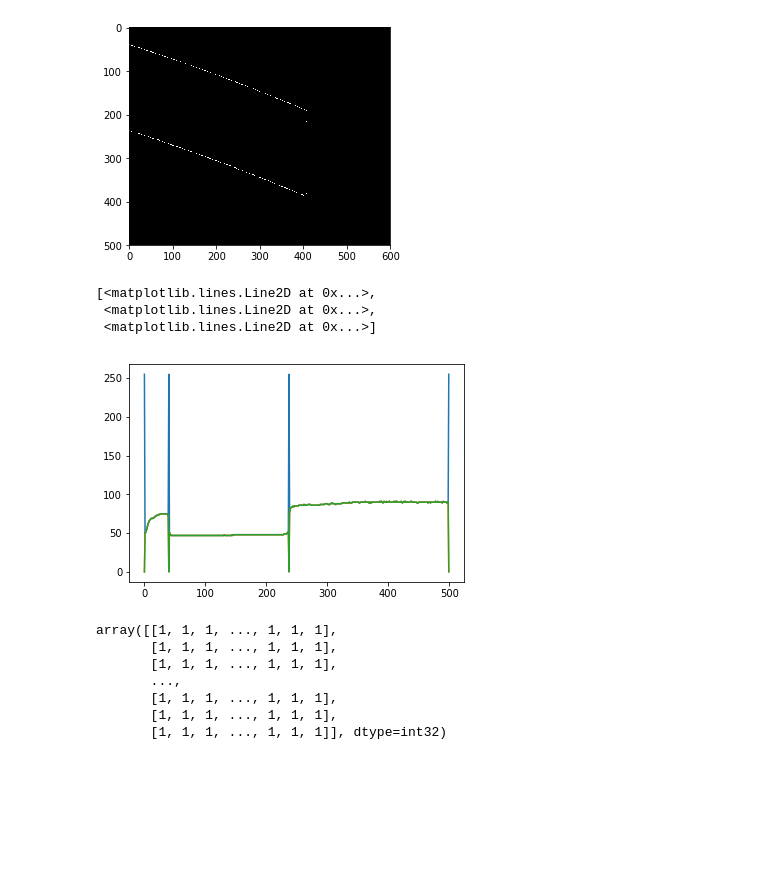
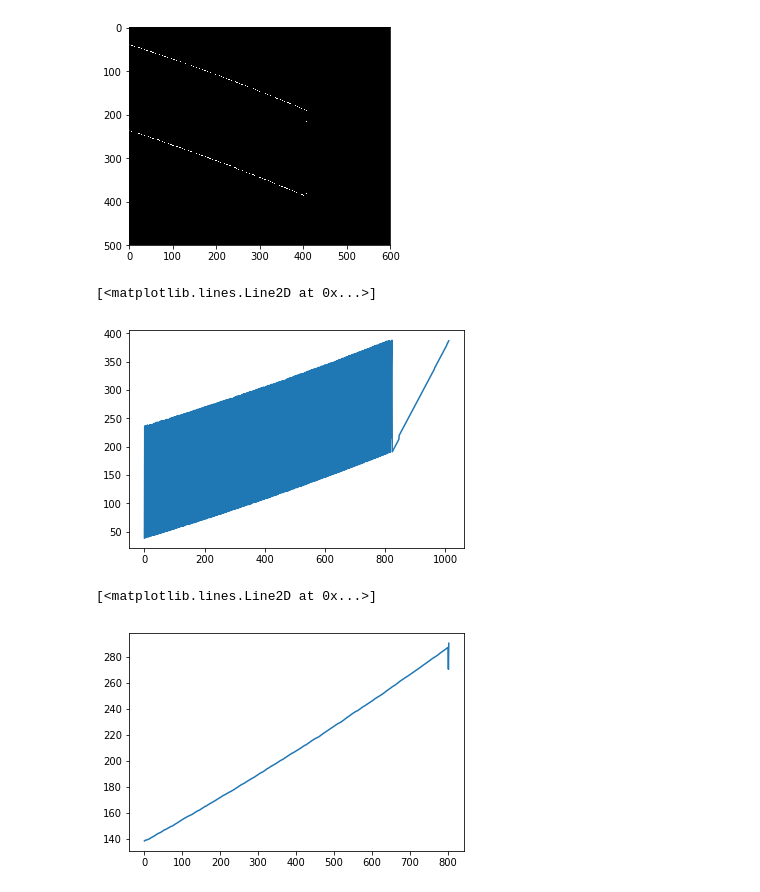
Before and after one commit to EdKaHe/zeissoyaner, a Jupyter notebook: Backend/curve_detection_2.ipynb, the cells around one changed output. Cells and saved outputs as stored; diff of their text form; code cells hidden in the pictures; blank space fills up the shorter version.

```diff
--- a/Backend/curve_detection_2.ipynb
+++ b/Backend/curve_detection_2.ipynb
@@ -60,20 +60,27 @@ X, Y = np.meshgrid(x, y)
 
 x_border = X[markers == -1]
 y_border = Y[markers == -1]
-# %%
-plt.plot(pre_img[:, 1])
-# %% [output]
-[<matplotlib.lines.Line2D at 0x...>,
- <matplotlib.lines.Line2D at 0x...>,
- <matplotlib.lines.Line2D at 0x...>]
-[figure, removed]
-# %%
-markers
-# %% [output]
-array([[1, 1, 1, ..., 1, 1, 1],
-       [1, 1, 1, ..., 1, 1, 1],
-       [1, 1, 1, ..., 1, 1, 1],
-       ...,
-       [1, 1, 1, ..., 1, 1, 1],
-       [1, 1, 1, ..., 1, 1, 1],
-       [1, 1, 1, ..., 1, 1, 1]], dtype=int32)
+# %%
+y_border = [x for _,x in sorted(zip(x_border,y_border))]
+x_border = sorted(x_border)
+
+plt.plot(y_border)
+# %% [output]
+[<matplotlib.lines.Line2D at 0x...>]
+[figure, added]
+# %%
+border = markers == -1
+
+window = 10
+mov_mean = []
+for ii in range(len(y_border) - window):
+    if len(mov_mean) > 2:
+        grad = np.gradient(mov_mean)
+        if grad[-1] > 5:
+            break
+    mov_mean.append(np.mean(y_border[ii:(ii+window)]))
+
+plt.plot(mov_mean)
+# %% [output]
+[<matplotlib.lines.Line2D at 0x...>]
+[figure, added]
```
Also changed, not shown: parts of 5 cells of this notebook, 5 other files.
